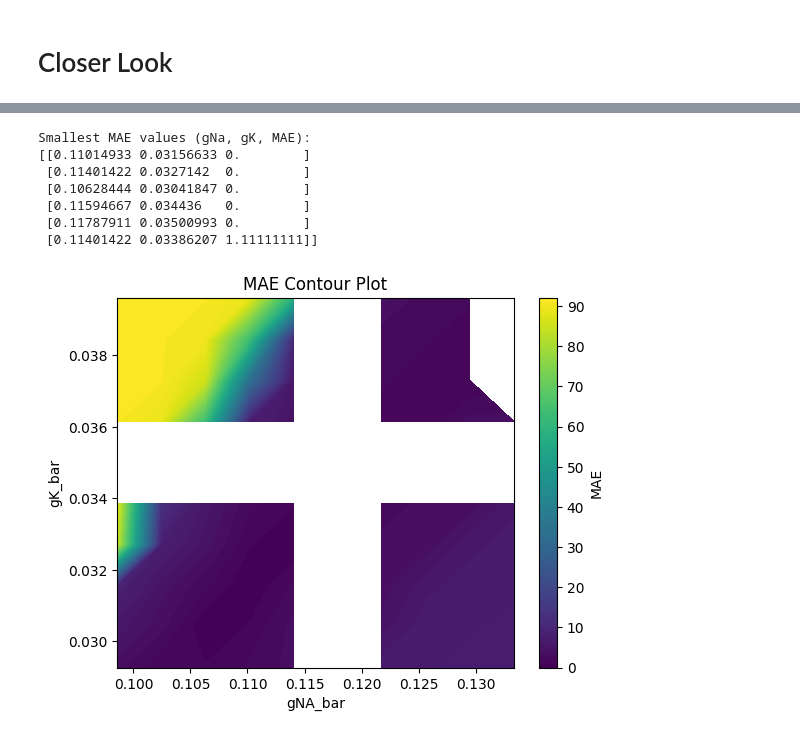
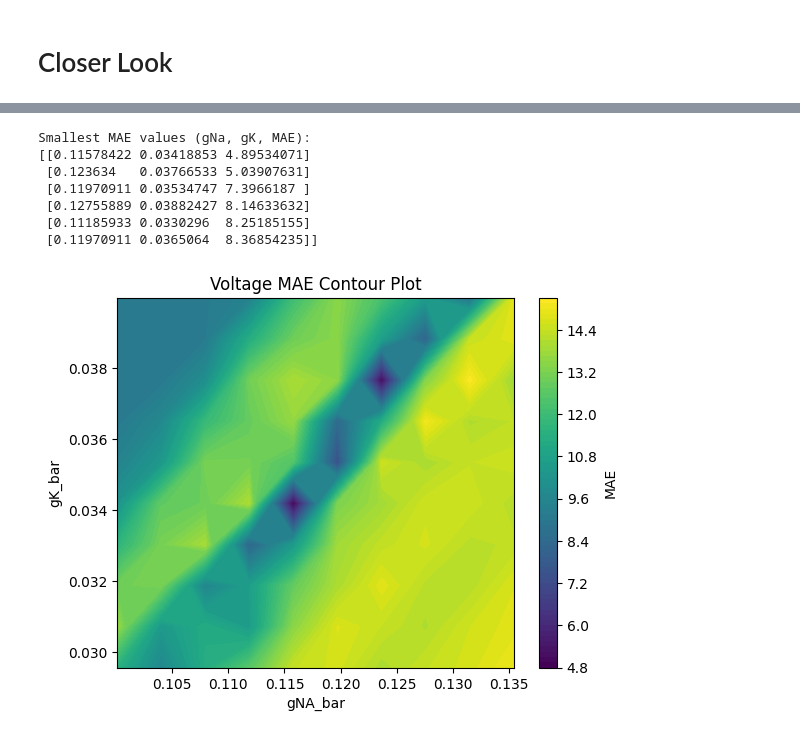
Before and after one commit to V-Marco/ACT, a Jupyter notebook: spiker_seg.ipynb, the cells around one changed output, grey strips where cells are left out. Cells and saved outputs as stored; diff of their text form; code cells hidden in the pictures.

```diff
--- a/spiker_seg.ipynb
+++ b/spiker_seg.ipynb
@@ -269,21 +304,21 @@ f"{module_final_folder}/results/FI_MAE_Surface.html",
 # %%
 from act import ACTPlot as actplt
 
-actplt.plot_training_fi_mae_contour_plot(
+actplt.plot_training_v_mae_contour_plot(
 module_final_folder,
 sim_par["CI_amps"],
 sim_par["CI_dur"],
 sim_par["CI_delay"],
 sim_par["h_dt"],
 num_levels=100,
-results_filename=f"{module_final_folder}/results/contour_plot.png"
+results_filename=f"{module_final_folder}/results/V_Trace_Contour_Plot.png"
 )
 # %% [output]
 Smallest MAE values (gNa, gK, MAE):
-[[0.11014933 0.03156633 0.        ]
- [0.11401422 0.0327142  0.        ]
- [0.10628444 0.03041847 0.        ]
- [0.11594667 0.034436   0.        ]
- [0.11787911 0.03500993 0.        ]
- [0.11401422 0.03386207 1.11111111]]
+[[0.11578422 0.03418853 4.89534071]
+ [0.123634   0.03766533 5.03907631]
+ [0.11970911 0.03534747 7.3966187 ]
+ [0.12755889 0.03882427 8.14633632]
+ [0.11185933 0.0330296  8.25185155]
+ [0.11970911 0.0365064  8.36854235]]
-[figure, old version]
+[figure, new version]
```
Also changed, not shown: parts of 13 cells of this notebook, 5 other files.
